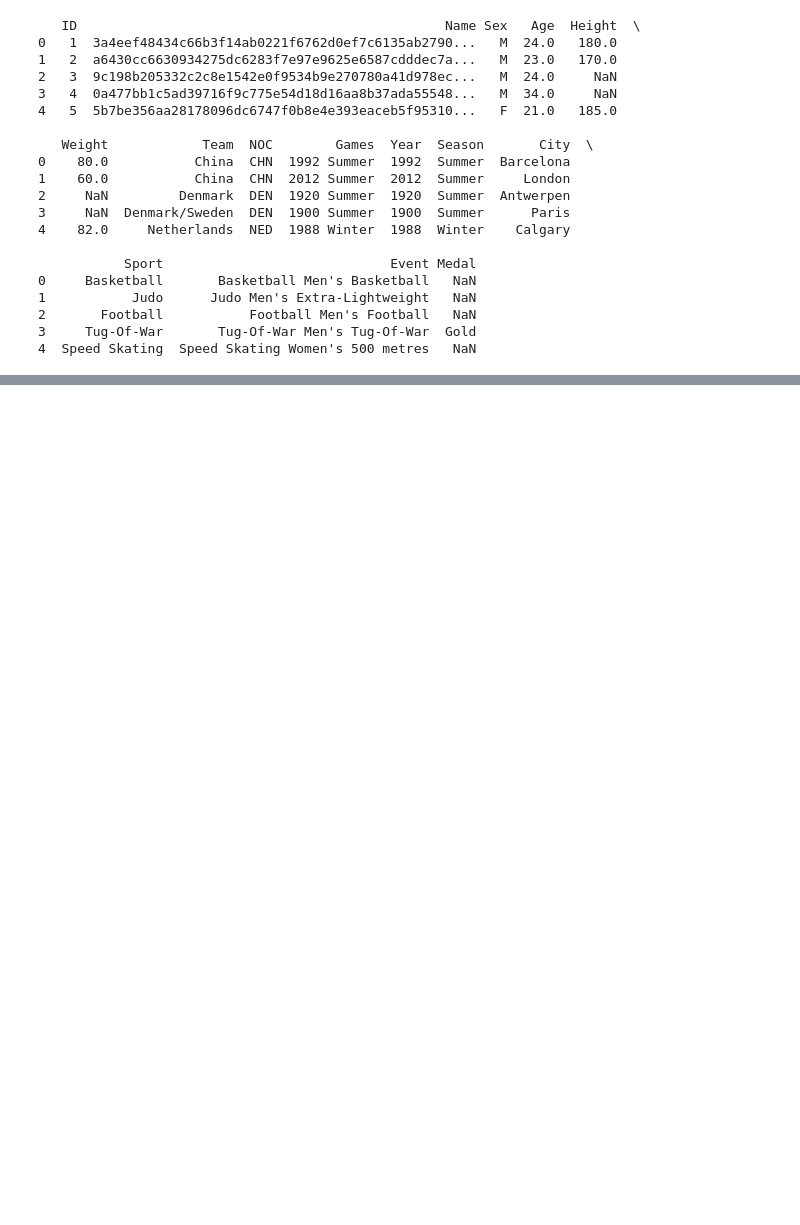
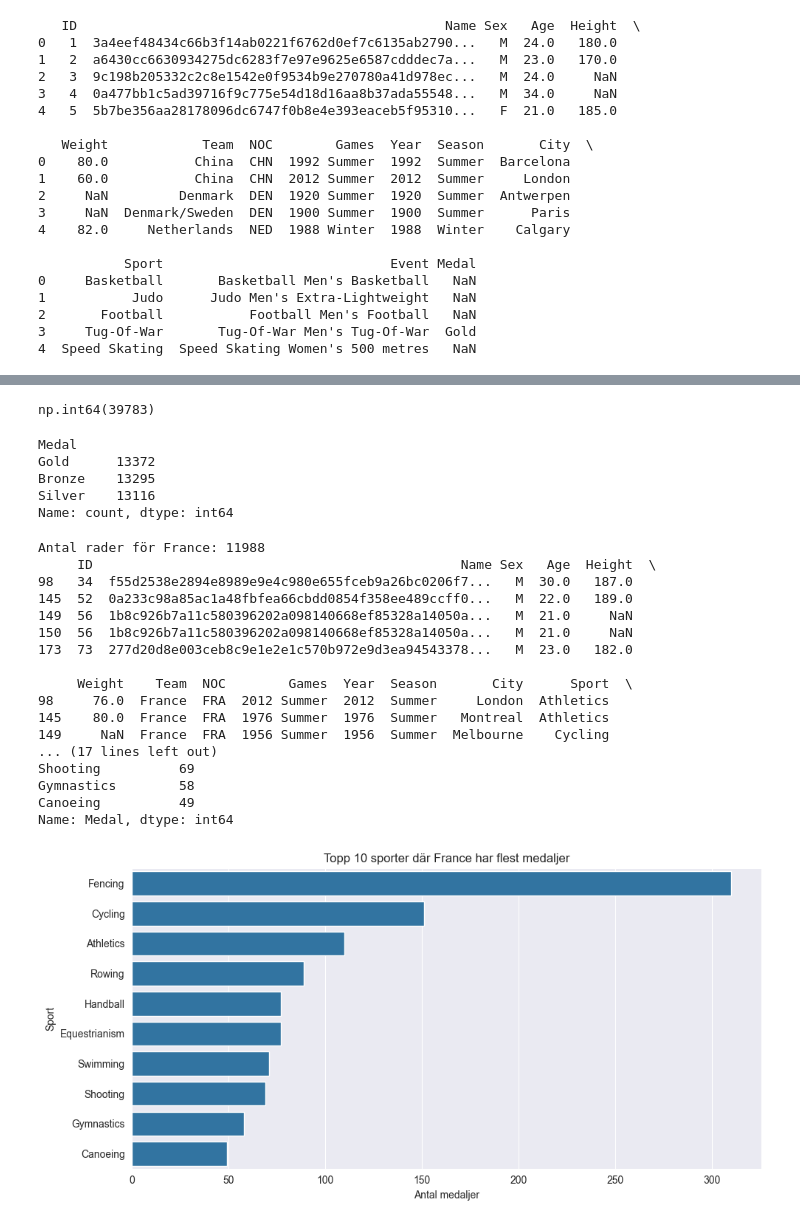
Before and after one commit to Gremlet/databehandling-grupp-9-projekt, a Jupyter notebook: grupparbete/osprojektet.ipynb, the cells around one changed output, grey strips where cells are left out. Drawn from its saved outputs; the diff is of its cells as text; code cells hidden in the pictures; blank space fills up the shorter version.

```diff
--- a/grupparbete/osprojektet.ipynb
+++ b/grupparbete/osprojektet.ipynb
@@ -32,0 +115,13 @@ print(df_program.head())
+# %%
+fra_medals = df_program[df_program["Medal"].notna()]
+fra_medals["Medal"].count()
+# %% [output]
+np.int64(39783)
+# %%
+fra_medals["Medal"].value_counts()
+# %% [output]
+Medal
+Gold      13372
+Bronze    13295
+Silver    13116
+Name: count, dtype: int64
@@ -32,0 +134,39 @@ print(df_program.head())
+# %%
+country = "France"
+country_df = df_program[df_program['Team'] == country]
+
+print(f"Antal rader för {country}: {len(country_df)}")
+print(country_df.head())
+
+medals = country_df.dropna(subset=["Medal"])
+
+medals_per_sport = medals.groupby("Sport")["Medal"].count().sort_values(ascending=False)
+print(medals_per_sport.head(10))
+
+
+plt.figure(figsize=(10,5))
+sns.barplot(x=medals_per_sport.head(10).values, y=medals_per_sport.head(10).index)
+plt.title(f"Topp 10 sporter där {country} har flest medaljer")
+plt.xlabel("Antal medaljer")
+plt.ylabel("Sport")
+plt.tight_layout()
+plt.show()
+# %% [output]
+Antal rader för France: 11988
+     ID                                               Name Sex   Age  Height  \
+98   34  f55d2538e2894e8989e9e4c980e655fceb9a26bc0206f7...   M  30.0   187.0
+145  52  0a233c98a85ac1a48fbfea66cbdd0854f358ee489ccff0...   M  22.0   189.0
+149  56  1b8c926b7a11c580396202a098140668ef85328a14050a...   M  21.0     NaN
+150  56  1b8c926b7a11c580396202a098140668ef85328a14050a...   M  21.0     NaN
+173  73  277d20d8e003ceb8c9e1e2e1c570b972e9d3ea94543378...   M  23.0   182.0
+
+     Weight    Team  NOC        Games  Year  Season       City      Sport  \
+98     76.0  France  FRA  2012 Summer  2012  Summer     London  Athletics
+145    80.0  France  FRA  1976 Summer  1976  Summer   Montreal  Athletics
+149     NaN  France  FRA  1956 Summer  1956  Summer  Melbourne    Cycling
+... (17 lines left out)
+Shooting          69
+Gymnastics        58
+Canoeing          49
+Name: Medal, dtype: int64
+[figure, added]
```
Also changed, not shown: parts of 14 cells of this notebook.
